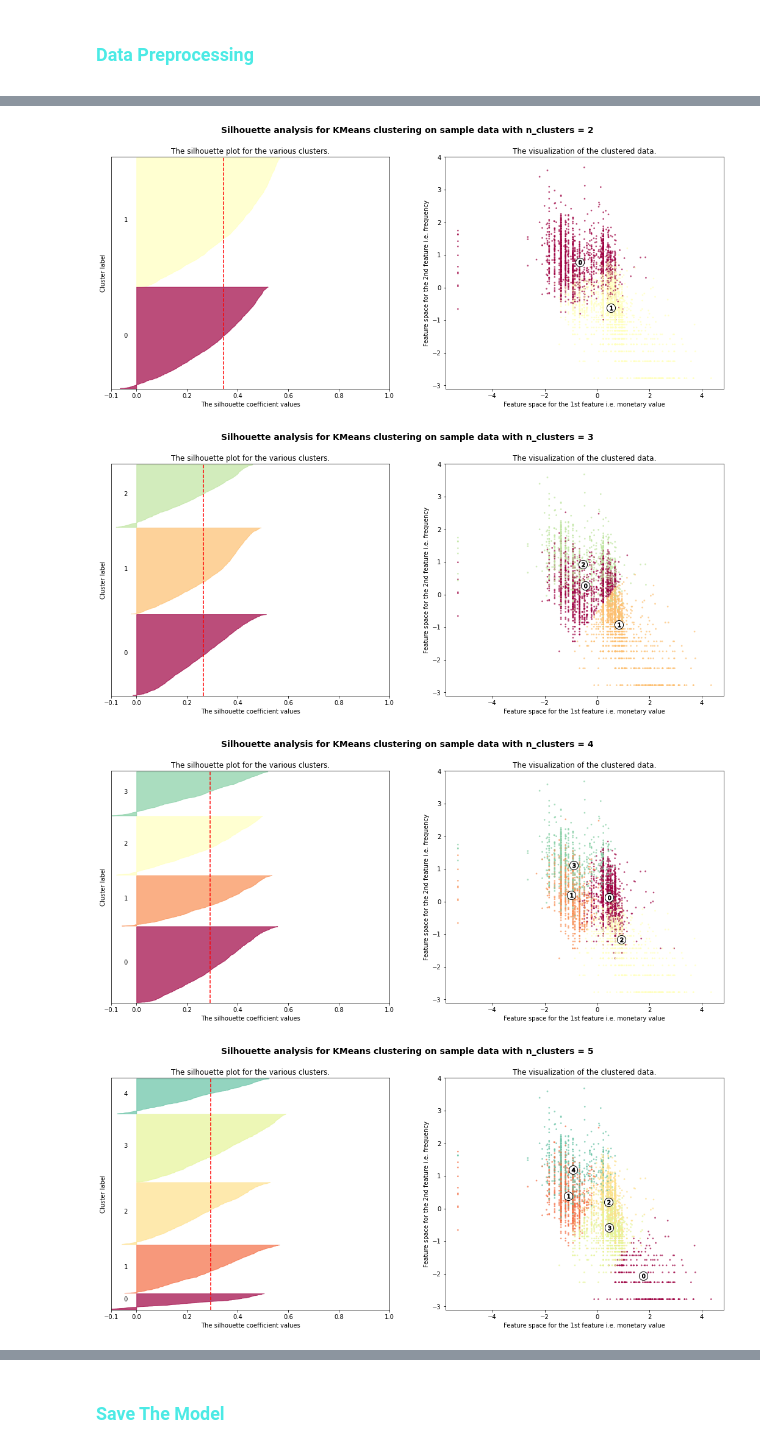
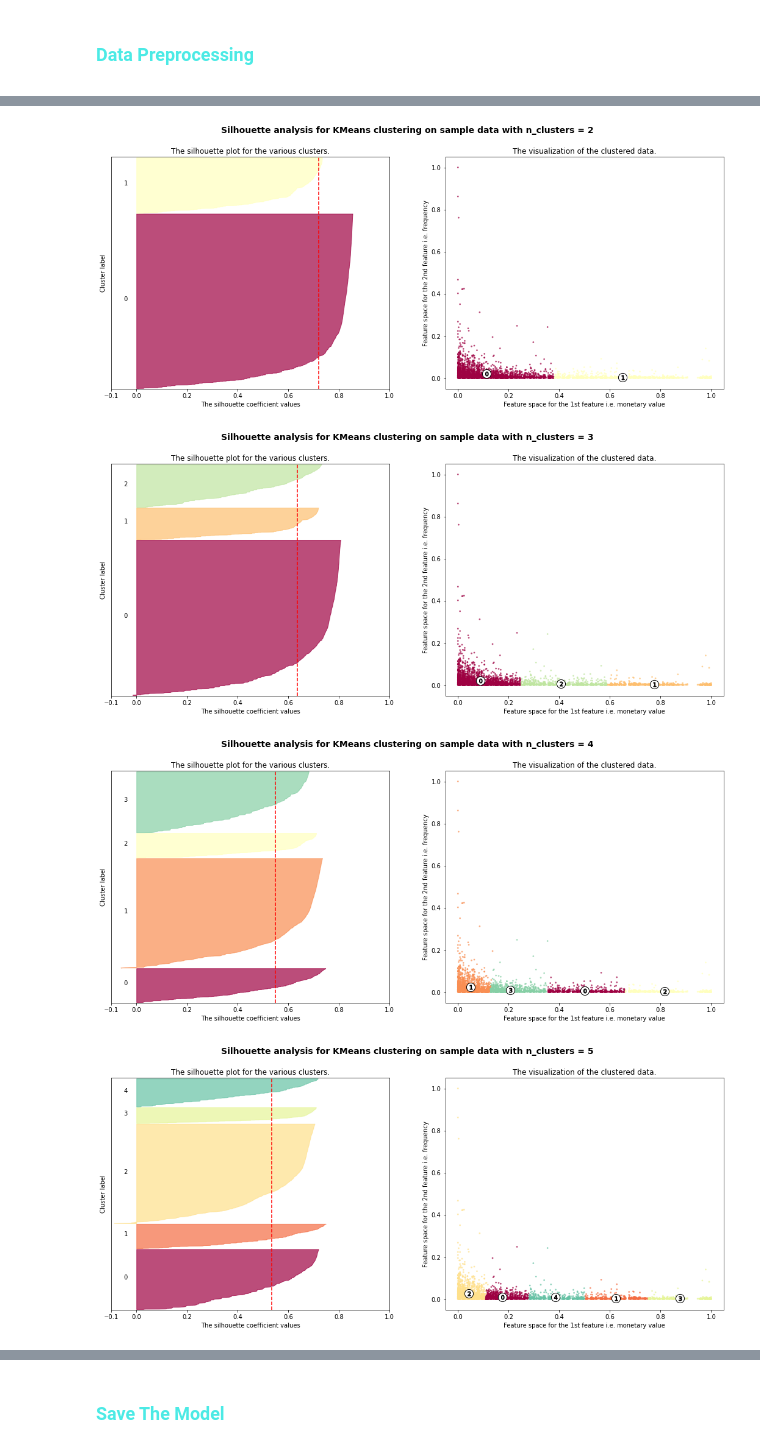
Before and after one commit to afbudiman/ML-Notebook, a Jupyter notebook: customer_segmentation.ipynb, the cells around one changed output, grey strips where cells are left out. Cells and saved outputs as stored; diff of their text form; code cells hidden in the pictures.

```diff
--- a/customer_segmentation.ipynb
+++ b/customer_segmentation.ipynb
@@ -452,0 +243,4 @@ sns.distplot(df6['Recency'])
+# %%
+# create recency dataframe
+df_recency = df[['Customer ID', 'Recency']].groupby(['Customer ID'], as_index=False).min()
+df_recency
@@ -452,0 +261,4 @@ sns.distplot(df6['Recency'])
+# %%
+# merge all of 3 dataframe to create fresh and clean new dataframe
+df_cleaned = df_recency.merge(df_frequency.merge(df_monetery, on='Customer ID'), on='Customer ID')
+df_cleaned
@@ -472,13 +301,0 @@ sns.distplot(df6['amount_log'])
-# %%
-from mpl_toolkits.mplot3d import Axes3D
-
-fig = plt.figure(figsize=(8, 6))
-ax  = fig.add_subplot(111, projection='3d')
-xs  = df6.recency_log
-ys  = df6.frequency_log
-zs  = df6.amount_log
-
-ax.scatter(xs, ys, zs, s=5)
-ax.set_xlabel('Recency')
-ax.set_ylabel('Frequency')
-ax.set_zlabel('Monetary')
@@ -487,0 +304,9 @@ Text(0.5, 0, 'Monetary')
+# %%
+from sklearn.preprocessing import MinMaxScaler
+
+scaler = MinMaxScaler()
+scaler = scaler.fit(df_cleaned.drop('Customer ID', axis=1))
+scaled = scaler.transform(df_cleaned.drop('Customer ID', axis=1))
+
+df_transformed = pd.DataFrame(scaled, columns=df_cleaned.drop('Customer ID', axis=1).columns)
+df_transformed
@@ -490,6 +329,9 @@ Text(0.5, 0, 'Monetary')
 # %%
 
-X = X_scaled
+from sklearn.cluster import KMeans
+from sklearn.metrics import silhouette_samples, silhouette_score
+
+X = df_transformed.values
 
 cluster_centers = dict()
 
@@ -497,7 +339,6 @@ range_n_clusters = [2, 3, 4, 5, 6]
 
 for n_clusters in range_n_clusters:
     fig, (ax1, ax2) = plt.subplots(1, 2)
-    #ax2 = plt.subplot(111, projection='3d')
     fig.set_size_inches(18, 7)
     ax1.set_xlim([-0.1, 1])
     ax1.set_ylim([0, len(X) + (n_clusters + 1) * 10])
@@ -529,35 +370,35 @@ for n_clusters in range_n_clusters:
                           facecolor=color, edgecolor=color, alpha=0.7)
 
         ax1.text(-0.05, y_lower + 0.5 * size_cluster_i, str(i))
         y_lower = y_upper + 10  # 10 for the 0 samples
 
     ax1.set_title("The silhouette plot for the various clusters.")
     ax1.set_xlabel("The silhouette coefficient values")
     ax1.set_ylabel("Cluster label")
     ax1.axvline(x=silhouette_avg, color="red", linestyle="--")
     ax1.set_yticks([])
     ax1.set_xticks([-0.1, 0, 0.2, 0.4, 0.6, 0.8, 1])
     colors = cm.get_cmap("Spectral")(cluster_labels.astype(float) / n_clusters)
     feature1 = 0
-    feature2 = 2
+    feature2 = 1
     ax2.scatter(X[:, feature1], X[:, feature2], marker='.', s=30, lw=0, alpha=0.7,
                 c=colors, edgecolor='k')
 
     centers = clusterer.cluster_centers_
     ax2.scatter(centers[:, feature1], centers[:, feature2], marker='o',
                 c="white", alpha=1, s=200, edgecolor='k')
     for i, c in enumerate(centers):
         ax2.scatter(c[feature1], c[feature2], marker='$%d$' % i, alpha=1,
                     s=50, edgecolor='k')
     ax2.set_title("The visualization of the clustered data.")
     ax2.set_xlabel("Feature space for the 1st feature i.e. monetary value")
     ax2.set_ylabel("Feature space for the 2nd feature i.e. frequency")
     plt.suptitle(("Silhouette analysis for KMeans clustering on sample data "
                   "with n_clusters = %d" % n_clusters),
                  fontsize=14, fontweight='bold')
     plt.show()
 # %% [output]
-[figure, old version]
+[figure, new version]
-[figure, old version]
+[figure, new version]
-[figure, old version]
+[figure, new version]
-[figure, old version]
+[figure, new version]
```
Also changed, not shown: parts of 83 cells of this notebook.
